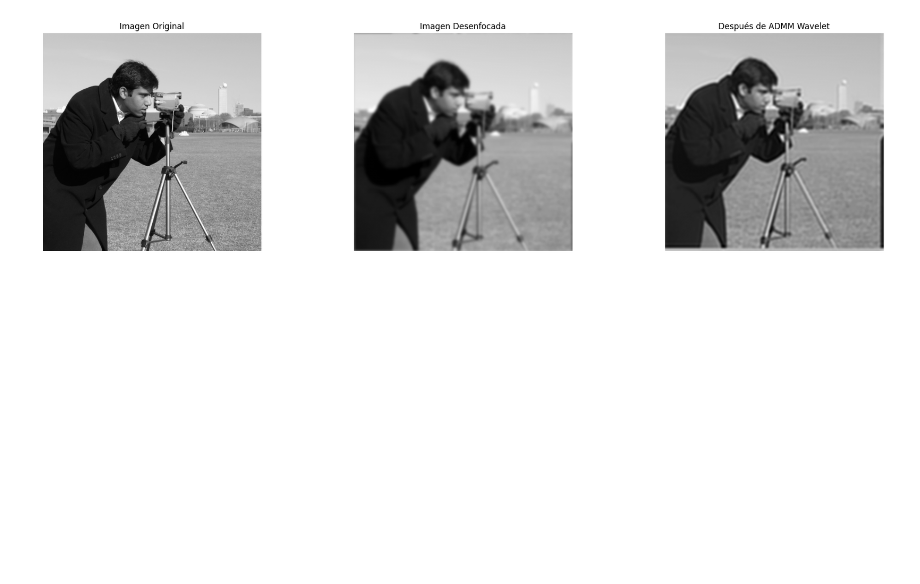
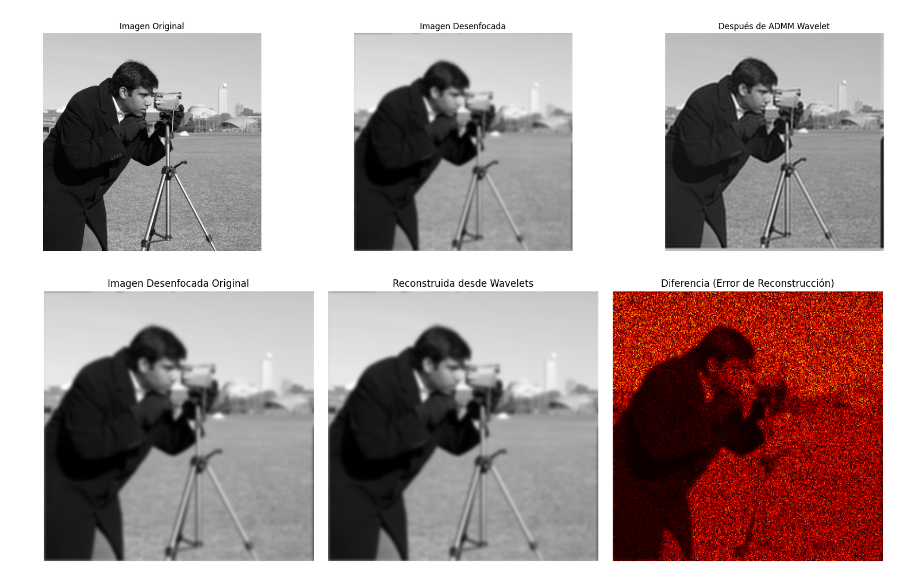
Before and after one commit to chrisatin/optimization_project, a Jupyter notebook: Notebook/Proyecto_final_ADMM.ipynb, the cells around one changed output. Saved outputs shown, nothing was run; the diff lists cells and outputs as text; code cells hidden in the pictures; blank space fills up the shorter version.

```diff
--- a/Notebook/Proyecto_final_ADMM.ipynb
+++ b/Notebook/Proyecto_final_ADMM.ipynb
@@ -90,3 +139,28 @@ plt.tight_layout()
 plt.show()
 # %% [output]
 [figure]
+# %%
+# También puedes mostrar la reconstrucción desde los coeficientes
+
+reconstructed = pywt.idwt2(coeffs, wavelet='bior1.3')
+
+plt.figure(figsize=(15, 5))
+plt.subplot(1, 3, 1)
+plt.imshow(blurred, cmap='gray')
+plt.title('Imagen Desenfocada Original')
+plt.axis('off')
+
+plt.subplot(1, 3, 2)
+plt.imshow(reconstructed, cmap='gray')
+plt.title('Reconstruida desde Wavelets')
+plt.axis('off')
+
+plt.subplot(1, 3, 3)
+plt.imshow(np.abs(blurred - reconstructed), cmap='hot')
+plt.title('Diferencia (Error de Reconstrucción)')
+plt.axis('off')
+
+plt.tight_layout()
+plt.show()
+# %% [output]
+[figure, added]
```
Also changed, not shown: parts of 7 cells of this notebook.
